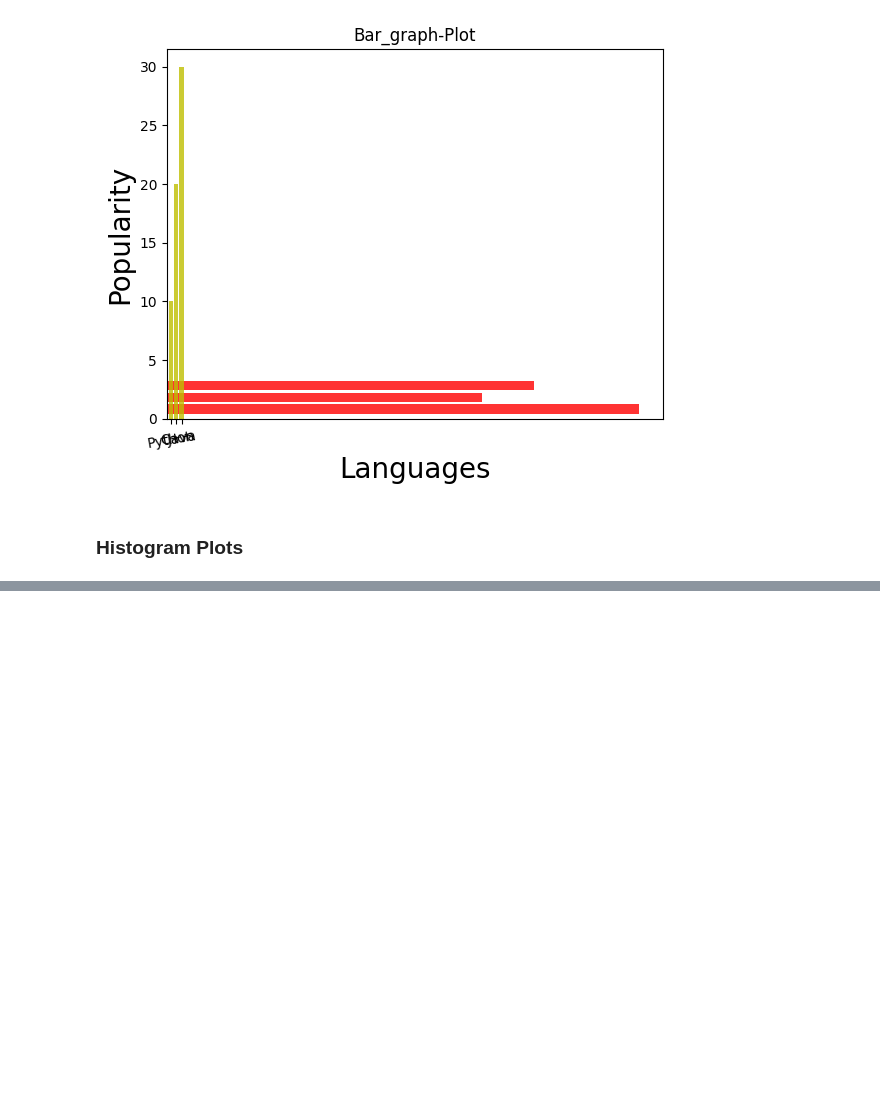
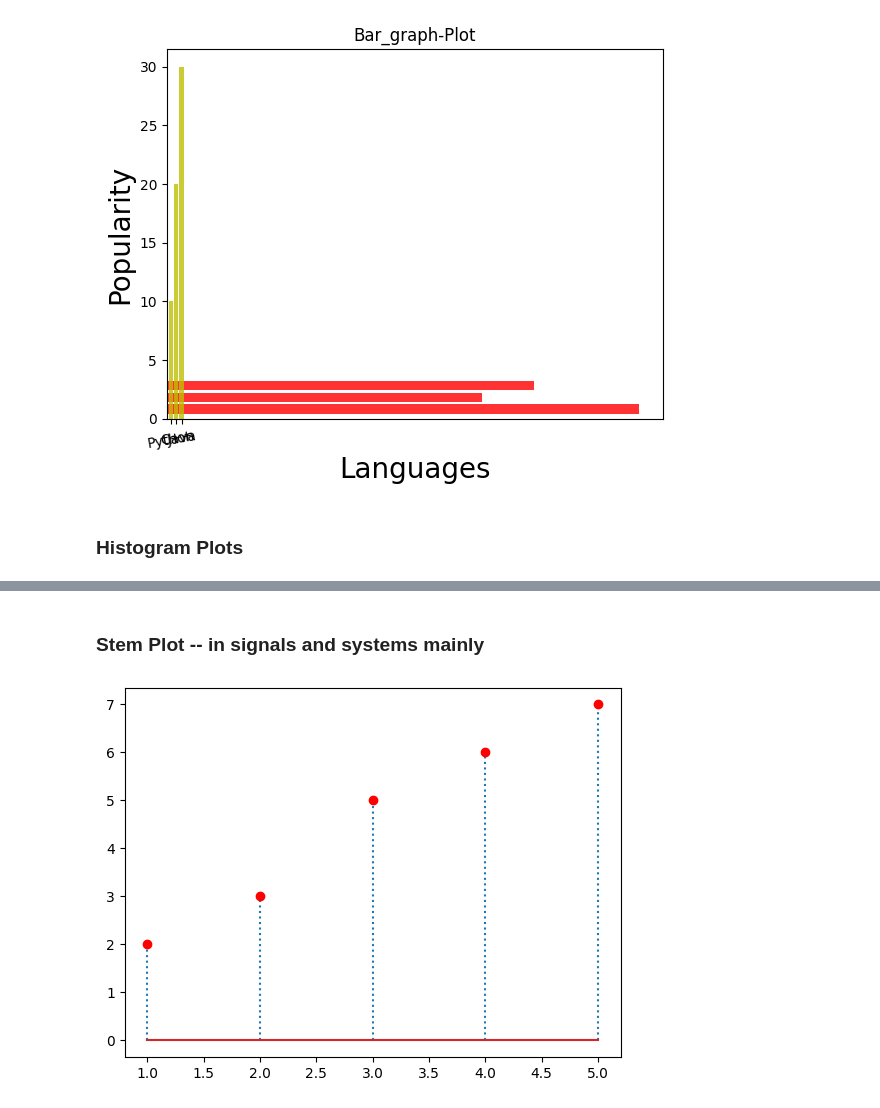
Before and after one commit to Ayushraj2141/isa-intern, a Jupyter notebook: Python_mathplotlib/understanding.ipynb, the cells around one changed output, grey strips where cells are left out. Saved outputs shown, nothing was run; the diff lists cells and outputs as text; code cells hidden in the pictures; blank space fills up the shorter version.

```diff
--- a/Python_mathplotlib/understanding.ipynb
+++ b/Python_mathplotlib/understanding.ipynb
@@ -121,0 +134,16 @@ label , colors , widths , boundaries , liner width wgera wgeraa araam se change
+# %% [markdown]
+### Stem Plot -- in signals and systems mainly
+# %%
+import matplotlib.pyplot as plt
+
+x = [1,2,3,4,5]
+y = [2,3,5,6,7]
+
+plt.stem(x,y,linefmt=":",markerfmt="ro") # To change the shape of the line
+# Bottom = int use krkee bottom line mai changes kr sktee hai , basefmt ="" to change base line , label to label also use plt.legend() further
+# use_line_collection = False to change the base line -- these dotted lines
+# orientation for change the orientation
+
+plt.show()
+# %% [output]
+[figure, added]
```
Also changed, not shown: parts of 13 cells of this notebook.
